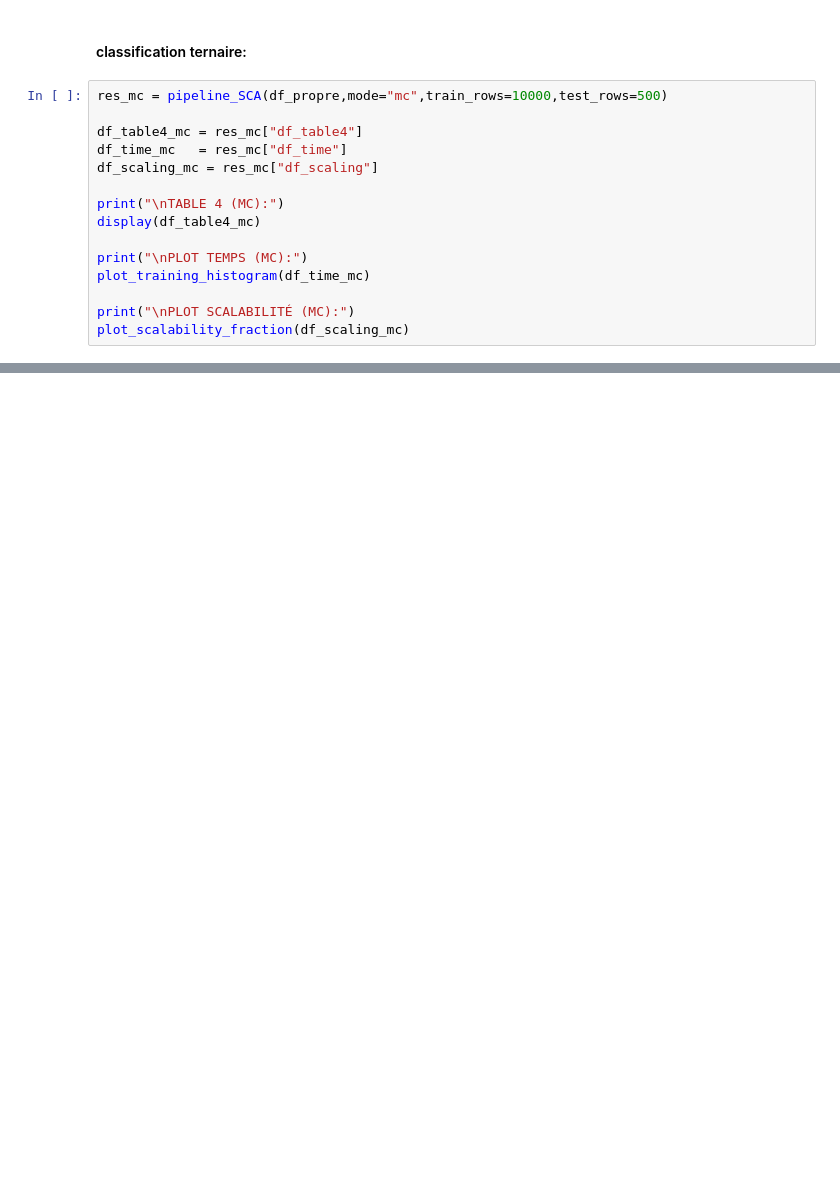
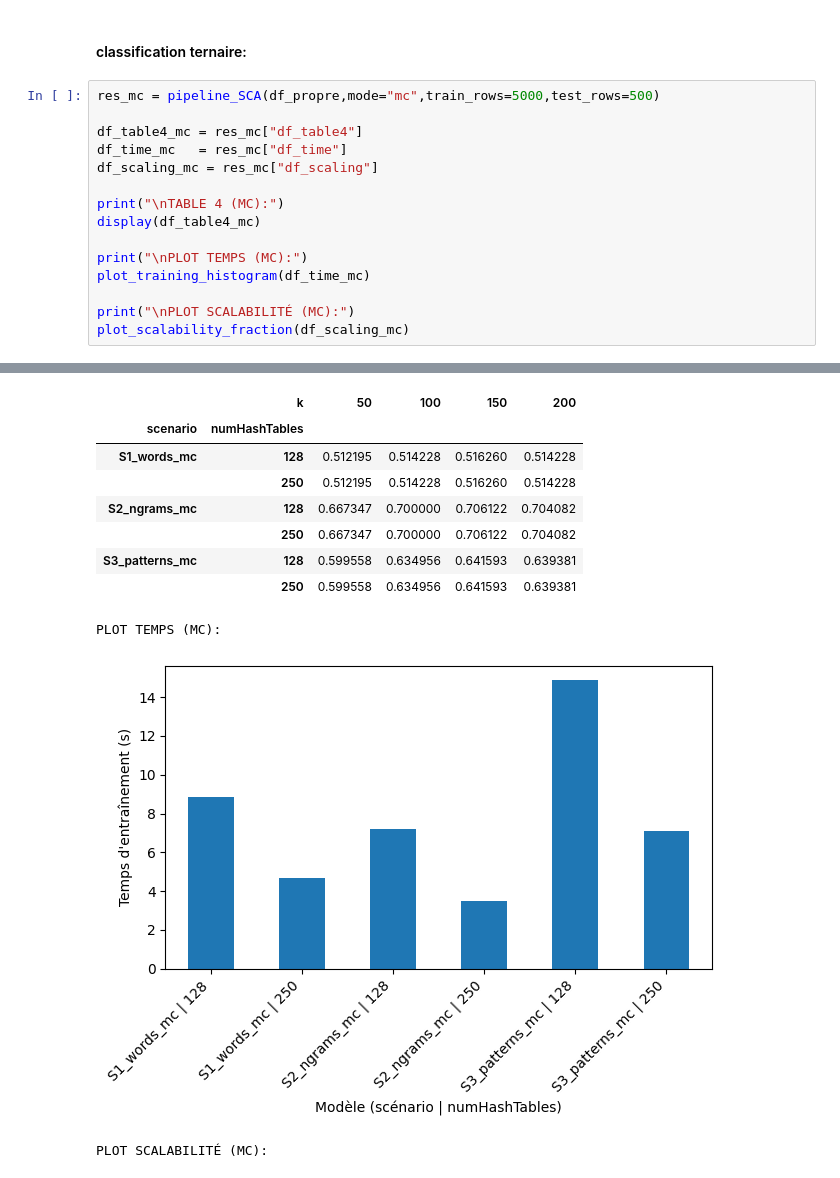
Before and after one commit to Michel065/projet-final-AADM, a Jupyter notebook: Code_Mini_Projet.ipynb, the cells around one changed output, grey strips where cells are left out. Drawn from its saved outputs; the diff is of its cells as text; blank space fills up the shorter version.

```diff
--- a/Code_Mini_Projet.ipynb
+++ b/Code_Mini_Projet.ipynb
@@ -1296,7 +1325,7 @@ split homogène => train:9847 test:520
 # %% [markdown]
 #### classification ternaire:
 # %%
-res_mc = pipeline_SCA(df_propre,mode="mc",train_rows=10000,test_rows=500)
+res_mc = pipeline_SCA(df_propre,mode="mc",train_rows=5000,test_rows=500)
 
 df_table4_mc = res_mc["df_table4"]
 df_time_mc   = res_mc["df_time"]
@@ -1310,3 +1339,4 @@ plot_training_histogram(df_time_mc)
 
 print("\nPLOT SCALABILITÉ (MC):")
 plot_scalability_fraction(df_scaling_mc)
+# %% [output]
@@ -1312,0 +1360,11 @@ plot_scalability_fraction(df_scaling_mc)
+|  | k | 50 | 100 | 150 | 200 |
+| scenario | numHashTables |  |  |  |  |
+| S1_words_mc | 128 | 0.512195 | 0.514228 | 0.516260 | 0.514228 |
+|  | 250 | 0.512195 | 0.514228 | 0.516260 | 0.514228 |
+| S2_ngrams_mc | 128 | 0.667347 | 0.700000 | 0.706122 | 0.704082 |
+|  | 250 | 0.667347 | 0.700000 | 0.706122 | 0.704082 |
+| S3_patterns_mc | 128 | 0.599558 | 0.634956 | 0.641593 | 0.639381 |
+|  | 250 | 0.599558 | 0.634956 | 0.641593 | 0.639381 |
+PLOT TEMPS (MC):
+[figure, added]
+PLOT SCALABILITÉ (MC):
```
Also changed, not shown: parts of 5 cells of this notebook, 7 other files.
